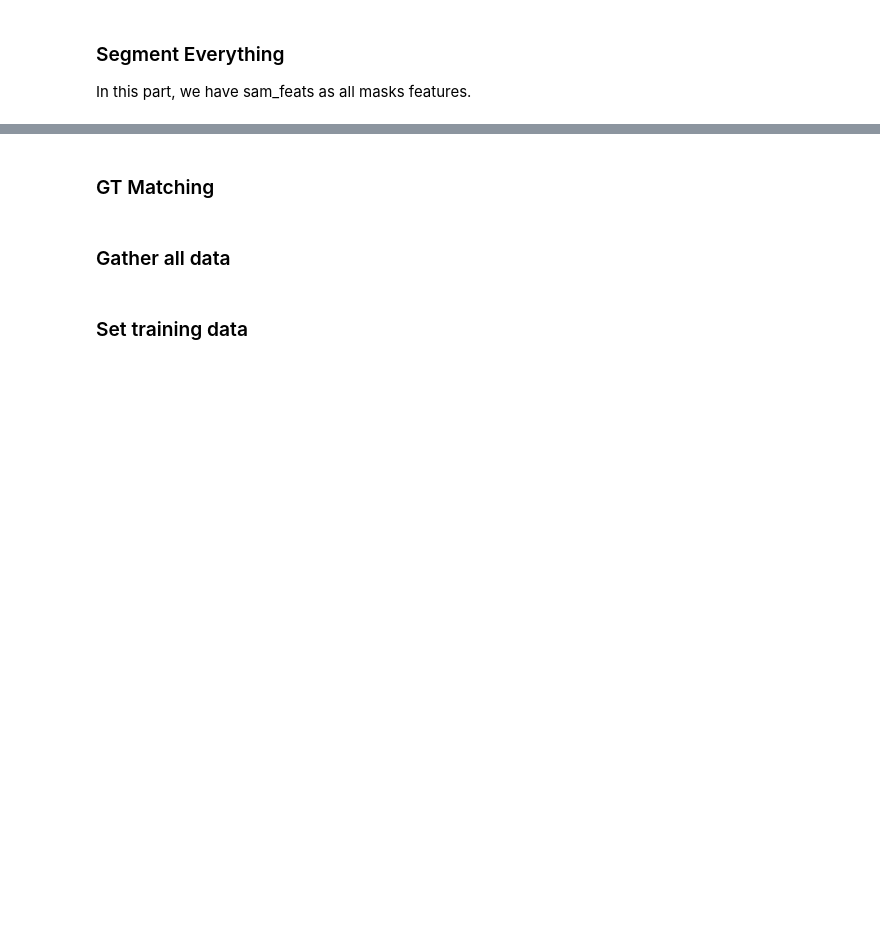
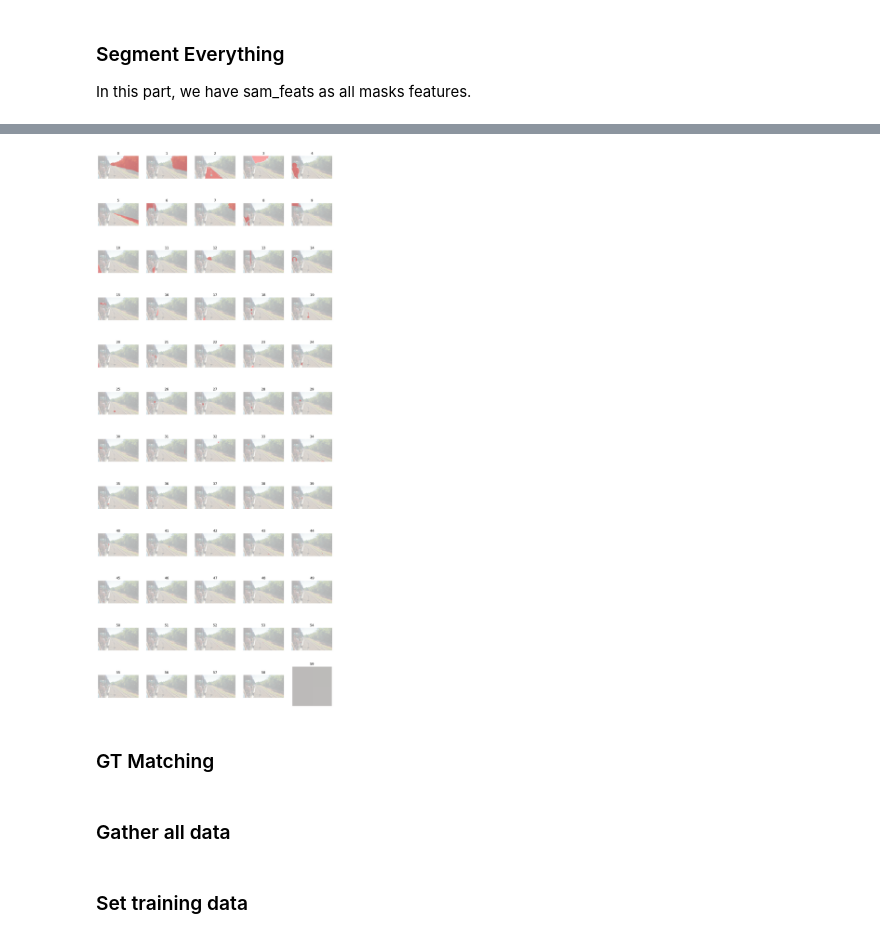
Before and after one commit to Luodian/RelateAnything, a Jupyter notebook: RelateAnythingTrain.ipynb, the cells around one changed output, grey strips where cells are left out. Drawn from its saved outputs; the diff is of its cells as text; code cells hidden in the pictures; blank space fills up the shorter version.

```diff
--- a/RelateAnythingTrain.ipynb
+++ b/RelateAnythingTrain.ipynb
@@ -163,27 +209,29 @@ def show_mask(mask, ax, random_color=False):
     h, w = mask.shape[-2:]
     mask_image = mask.reshape(h, w, 1) * color.reshape(1, 1, -1)
     ax.imshow(mask_image)
-# %%
-import math
-
-# Calculate the number of rows needed
-num_rows = math.ceil(len(ddup_masks) / 5)
-
-# Create the subplots
-fig, axs = plt.subplots(num_rows, 5, figsize=(15, 3*num_rows))
-
-# Loop through the images and add them to the subplots
-for i, mask in enumerate(ddup_masks):
-    row = i // 5
-    col = i % 5
-
-    axs[row, col].imshow(img, alpha=0.3)
-    axs[row, col].imshow(show_anns(ddup_masks[i:i+1], 'red'))
-    axs[row, col].axis('off')
-    axs[row, col].set_title(i)
-
-
-# Display the subplots
-plt.show()
+# %%
+import math
+
+# Calculate the number of rows needed
+num_rows = math.ceil(len(ddup_masks) / 5)
+
+# Create the subplots
+fig, axs = plt.subplots(num_rows, 5, figsize=(15, 3*num_rows))
+
+# Loop through the images and add them to the subplots
+for i, mask in enumerate(ddup_masks):
+    row = i // 5
+    col = i % 5
+
+    axs[row, col].imshow(image, alpha=0.3)
+    axs[row, col].imshow(show_anns(ddup_masks[i:i+1], 'red'))
+    axs[row, col].axis('off')
+    axs[row, col].set_title(i)
+
+
+# Display the subplots
+plt.show()
+# %% [output]
+[figure, added]
 # %% [markdown]
 ### GT Matching
```
Also changed, not shown: parts of 46 cells of this notebook, 5 other files.
